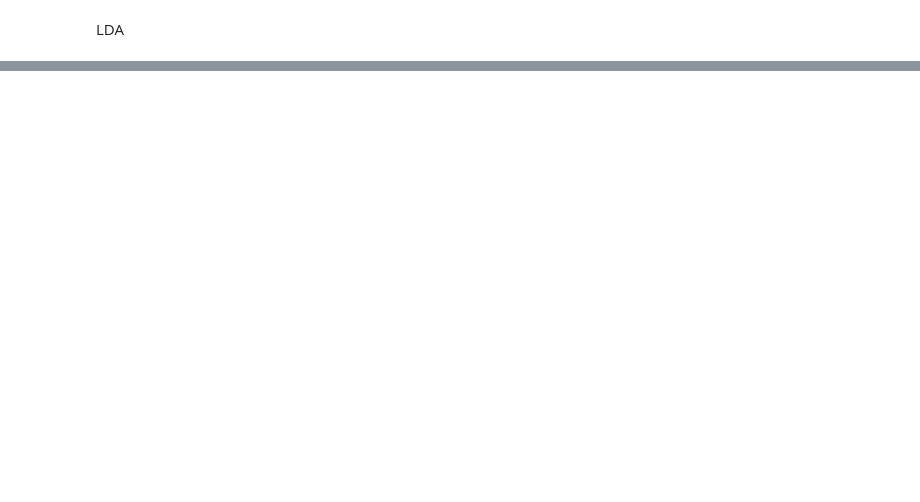
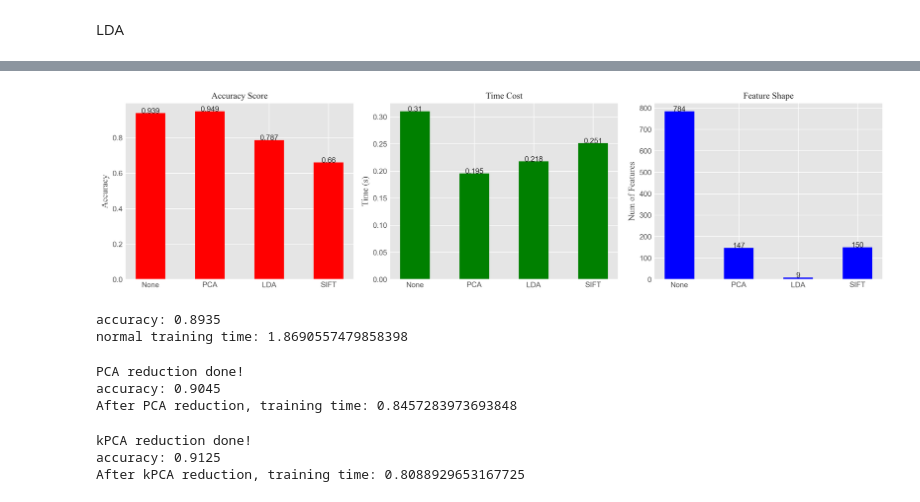
Before and after one commit to wanghchen/CS5487, a Jupyter notebook: Project/CS5487_project.ipynb, the cells around one changed output, grey strips where cells are left out. Cells and saved outputs as stored; diff of their text form; code cells hidden in the pictures; blank space fills up the shorter version.

```diff
--- a/Project/CS5487_project.ipynb
+++ b/Project/CS5487_project.ipynb
@@ -139,0 +317,38 @@ accuracy: 0.6666666666666666
+# %%
+font = { "size": 12,
+        "family" : 'Times New Roman'}
+
+plt.style.use(style='ggplot')
+plt.figure(figsize=(15,4),dpi=300)
+
+plt.subplot(1, 3, 1)
+plt.bar(range(len(accuracy_dict)), accuracy_dict.values(), width=0.5 ,tick_label = decom_list, color='r')
+plt.title('Accuracy Score', fontdict=font)
+plt.ylabel('Accuracy', fontdict=font)
+for x,y in zip(range(len(accuracy_dict)),accuracy_dict.values()):
+    plt.text(x,y,round(y,3), horizontalalignment='center')
+# cbar = plt.colorbar(ticks=range(10))
+# cbar.set_label(label='digit value', fontdict=font)
+# plt.clim(-0.5, 9.5)
+
+plt.subplot(1, 3, 2)
+plt.bar(range(len(time_dict)), time_dict.values(), width=0.5, tick_label = decom_list, color='g')
+plt.title('Time Cost', fontdict=font)
+plt.ylabel('Time (s)', fontdict=font)
+for x,y in zip(range(len(time_dict)),time_dict.values()):
+    plt.text(x,y,round(y,3), horizontalalignment='center')
+# cbar = plt.colorbar(ticks=range(10))
+# cbar.set_label(label='digit value', fontdict=font)
+# plt.clim(-0.5, 9.5)
+
+plt.subplot(1, 3, 3)
+plt.bar(range(len(feature_dict)), feature_dict.values(), width=0.5, tick_label = decom_list, color='b')
+plt.title('Feature Shape', fontdict=font)
+plt.ylabel('Num of Features', fontdict=font)
+for x,y in zip(range(len(feature_dict)),feature_dict.values()):
+    plt.text(x,y,round(y,3), horizontalalignment='center')
+# cbar = plt.colorbar(ticks=range(10))
+# cbar.set_label(label='digit value', fontdict=font)
+plt.tight_layout()
+# %% [output]
+[figure, added]
@@ -139,0 +357,35 @@ accuracy: 0.6666666666666666
+# %%
+X_train, X_test, y_train, y_test = train_test_split(X, y, test_size=0.5)
+X_train = StandardScaler().fit_transform(X_train)
+X_test = StandardScaler().fit_transform(X_test)
+t1 = time.time()
+test(SVM_train(X_train, y_train), X_test, y_test)
+t2 = time.time()
+print('normal training time:', t2-t1)
+# %% [output]
+accuracy: 0.8935
+normal training time: 1.8690557479858398
+# %%
+X_train, X_test, y_train, y_test = train_test_split(PCA_reduction(X,.95), y, test_size=0.5)
+X_train = StandardScaler().fit_transform(X_train)
+X_test = StandardScaler().fit_transform(X_test)
+t1 = time.time()
+test(SVM_train(X_train, y_train), X_test, y_test)
+t2 = time.time()
+print('After PCA reduction, training time:', t2-t1)
+# %% [output]
+PCA reduction done!
+accuracy: 0.9045
+After PCA reduction, training time: 0.8457283973693848
+# %%
+X_train, X_test, y_train, y_test = train_test_split(kPCA_reduction(X, 147), y, test_size=0.5)
+X_train = StandardScaler().fit_transform(X_train)
+X_test = StandardScaler().fit_transform(X_test)
+t1 = time.time()
+test(SVM_train(X_train, y_train), X_test, y_test)
+t2 = time.time()
+print('After kPCA reduction, training time:', t2-t1)
+# %% [output]
+kPCA reduction done!
+accuracy: 0.9125
+After kPCA reduction, training time: 0.8088929653167725
```
Also changed, not shown: parts of 26 cells of this notebook, 5 other files.
